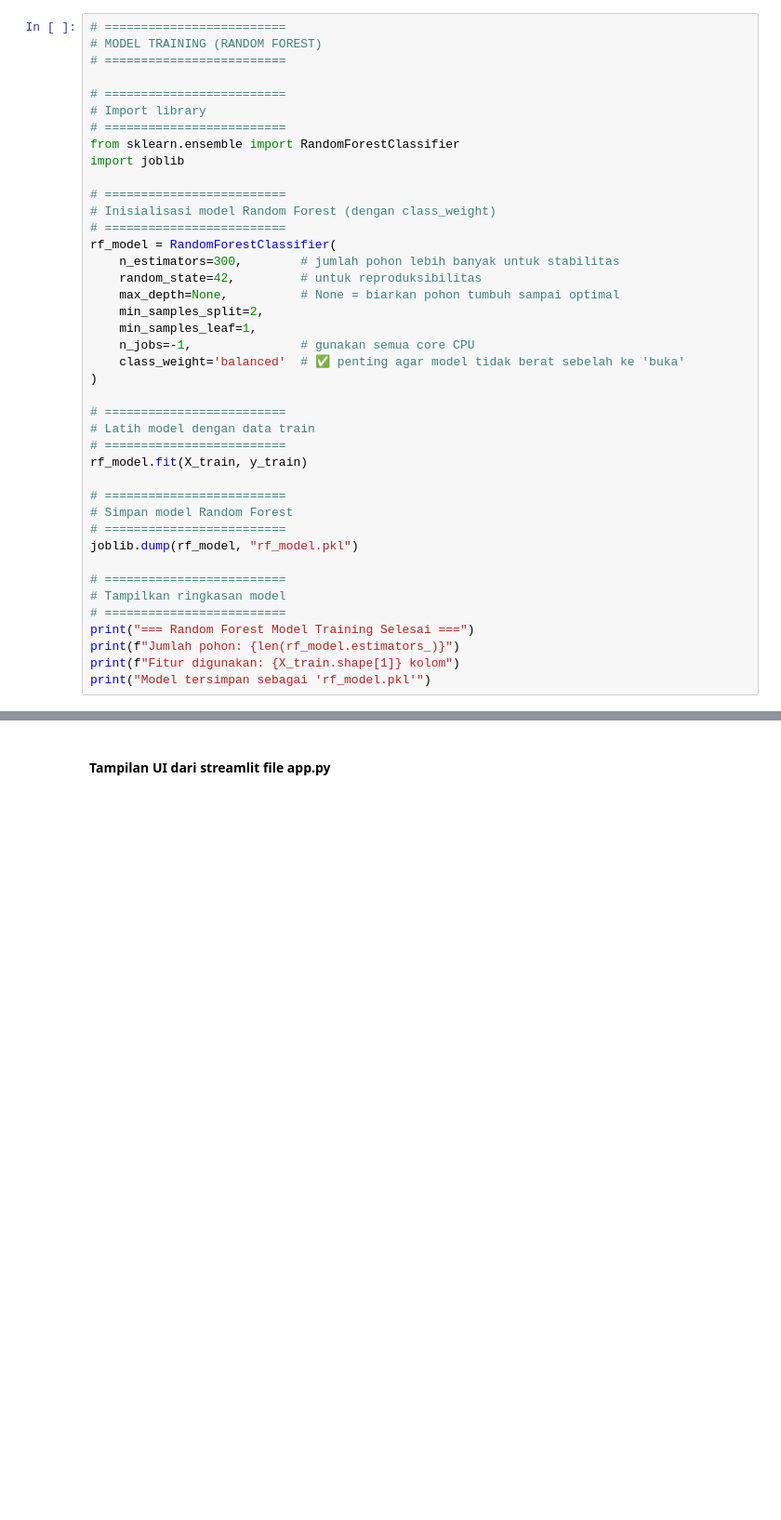
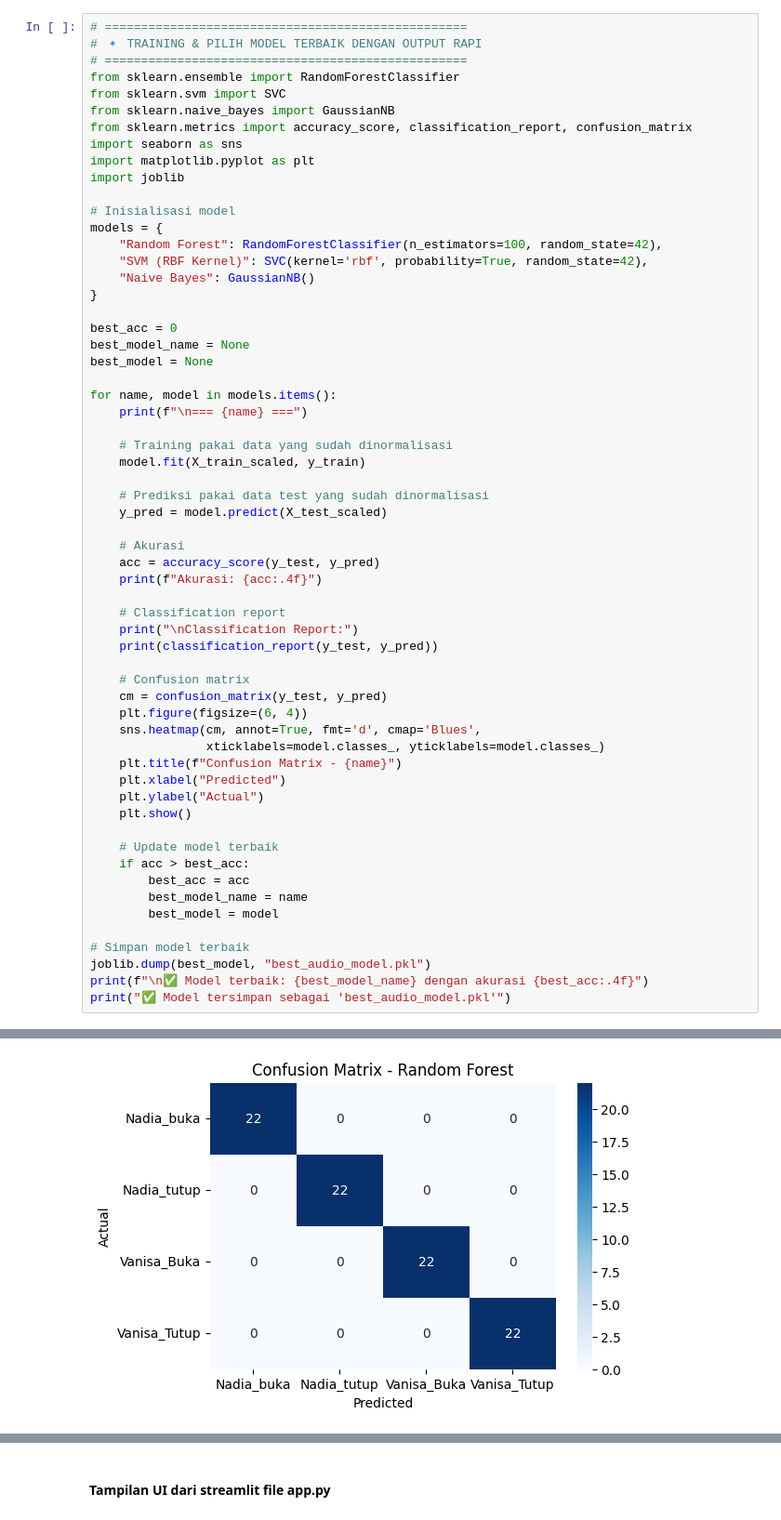
Before and after one commit to nadiatulkhoir30/PSD, a Jupyter notebook: _sources/identifikasisuara.ipynb, the cells around one changed output, grey strips where cells are left out. Shown at 93% size. Cells and saved outputs as stored; diff of their text form; blank space fills up the shorter version.

```diff
--- a/_sources/identifikasisuara.ipynb
+++ b/_sources/identifikasisuara.ipynb
@@ -657,42 +645,61 @@ print("\n=== Tahap Normalisasi & Split selesai. Data siap untuk Model Training =
 # %%
-# =========================
-# MODEL TRAINING (RANDOM FOREST)
-# =========================
-
-# =========================
-# Import library
-# =========================
+# ==================================================
+# 🔹 TRAINING & PILIH MODEL TERBAIK DENGAN OUTPUT RAPI
+# ==================================================
 from sklearn.ensemble import RandomForestClassifier
+from sklearn.svm import SVC
+from sklearn.naive_bayes import GaussianNB
+from sklearn.metrics import accuracy_score, classification_report, confusion_matrix
+import seaborn as sns
+import matplotlib.pyplot as plt
 import joblib
 
-# =========================
-# Inisialisasi model Random Forest (dengan class_weight)
-# =========================
-rf_model = RandomForestClassifier(
-    n_estimators=300,        # jumlah pohon lebih banyak untuk stabilitas
-    random_state=42,         # untuk reproduksibilitas
-    max_depth=None,          # None = biarkan pohon tumbuh sampai optimal
-    min_samples_split=2,
-    min_samples_leaf=1,
-    n_jobs=-1,               # gunakan semua core CPU
-    class_weight='balanced'  # ✅ penting agar model tidak berat sebelah ke 'buka'
-)
+# Inisialisasi model
+models = {
+    "Random Forest": RandomForestClassifier(n_estimators=100, random_state=42),
+    "SVM (RBF Kernel)": SVC(kernel='rbf', probability=True, random_state=42),
+    "Naive Bayes": GaussianNB()
+}
 
-# =========================
-# Latih model dengan data train
-# =========================
-rf_model.fit(X_train, y_train)
+best_acc = 0
+best_model_name = None
+best_model = None
 
-# =========================
-# Simpan model Random Forest
-# =========================
-joblib.dump(rf_model, "rf_model.pkl")
+for name, model in models.items():
+    print(f"\n=== {name} ===")
 
-# =========================
-# Tampilkan ringkasan model
-# =========================
-print("=== Random Forest Model Training Selesai ===")
-print(f"Jumlah pohon: {len(rf_model.estimators_)}")
-print(f"Fitur digunakan: {X_train.shape[1]} kolom")
-print("Model tersimpan sebagai 'rf_model.pkl'")
+    # Training pakai data yang sudah dinormalisasi
+    model.fit(X_train_scaled, y_train)
+
+    # Prediksi pakai data test yang sudah dinormalisasi
+    y_pred = model.predict(X_test_scaled)
+
+    # Akurasi
+    acc = accuracy_score(y_test, y_pred)
+    print(f"Akurasi: {acc:.4f}")
+
+    # Classification report
+    print("\nClassification Report:")
+    print(classification_report(y_test, y_pred))
+
+    # Confusion matrix
+    cm = confusion_matrix(y_test, y_pred)
+    plt.figure(figsize=(6, 4))
+    sns.heatmap(cm, annot=True, fmt='d', cmap='Blues',
+                xticklabels=model.classes_, yticklabels=model.classes_)
+    plt.title(f"Confusion Matrix - {name}")
+    plt.xlabel("Predicted")
+    plt.ylabel("Actual")
+    plt.show()
+
+    # Update model terbaik
+    if acc > best_acc:
+        best_acc = acc
+        best_model_name = name
+        best_model = model
+
+# Simpan model terbaik
+joblib.dump(best_model, "best_audio_model.pkl")
+print(f"\n✅ Model terbaik: {best_model_name} dengan akurasi {best_acc:.4f}")
+print("✅ Model tersimpan sebagai 'best_audio_model.pkl'")
 # %% [output]
@@ -702,0 +720 @@ Model tersimpan sebagai 'rf_model.pkl'
+[figure, added]
```
Also changed, not shown: parts of 31 cells of this notebook, 22 other files.
